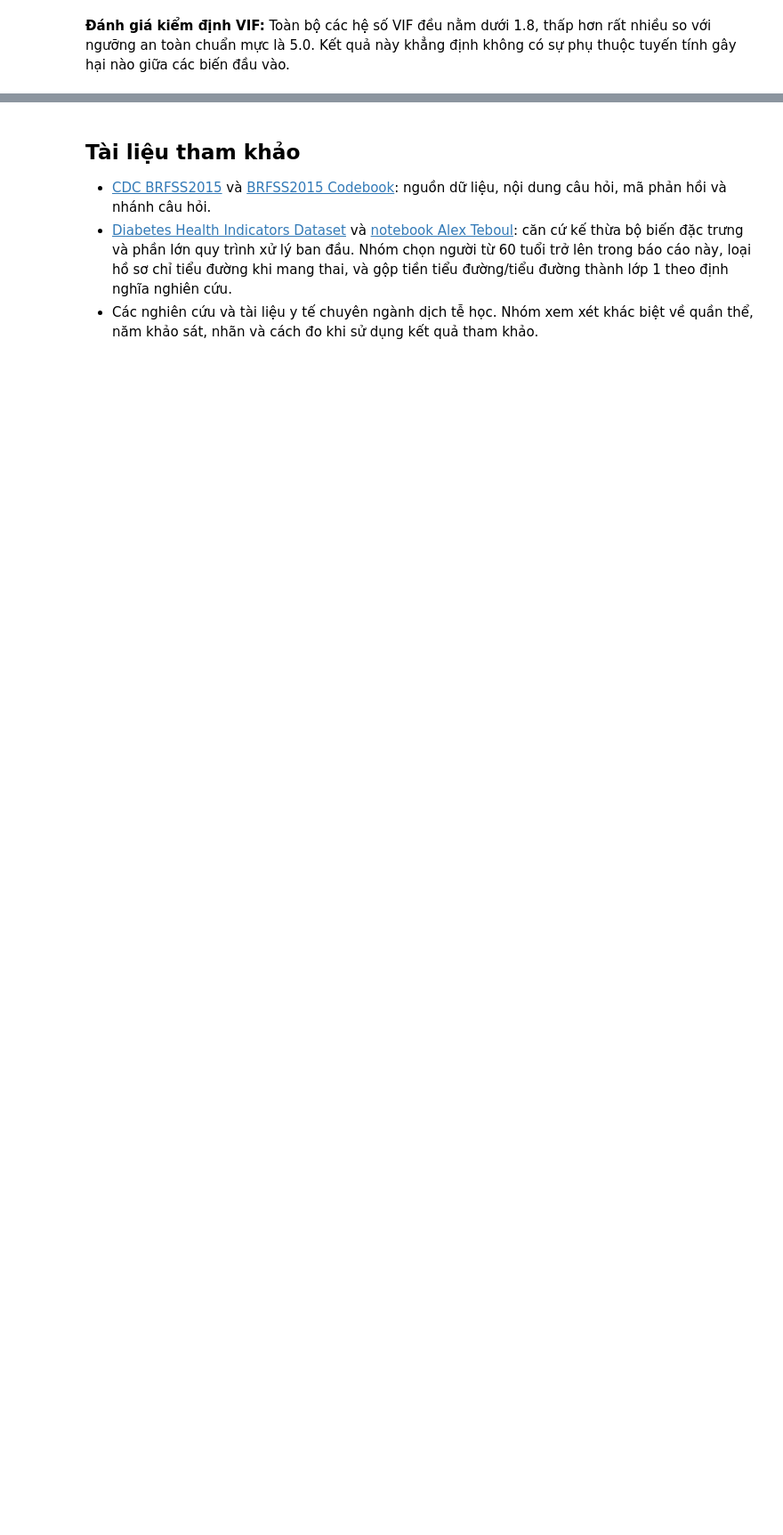
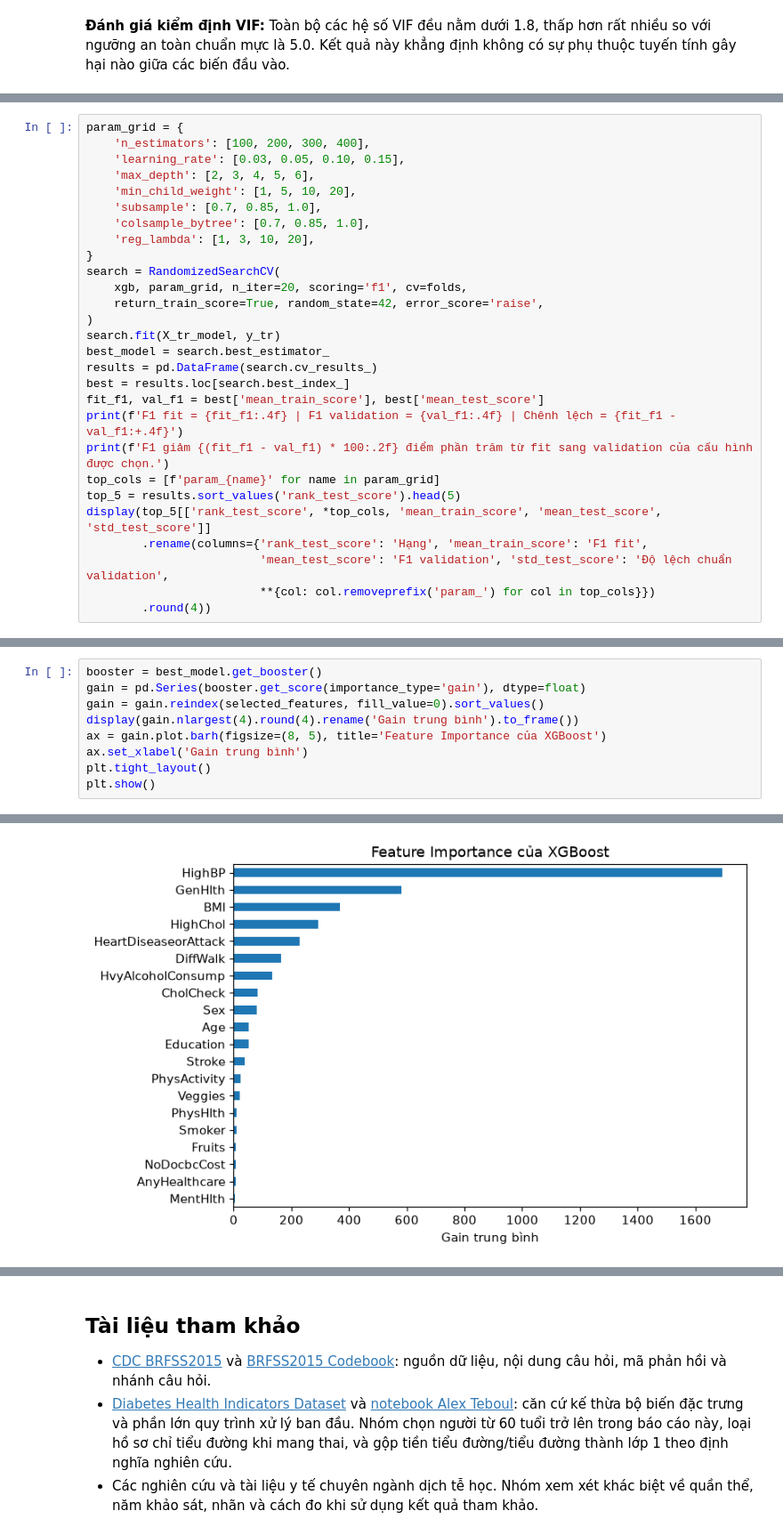
Before and after one commit to trancongdureal/ADY201m, a Jupyter notebook: Bao_cao_cuoi_ky_Nhom_6_v3 (1).ipynb, the cells around one changed output, grey strips where cells are left out. Shown at 89% size. Drawn from its saved outputs; the diff is of its cells as text; blank space fills up the shorter version.

```diff
--- a/Bao_cao_cuoi_ky_Nhom_6_v3 (1).ipynb
+++ b/Bao_cao_cuoi_ky_Nhom_6_v3 (1).ipynb
@@ -1683,0 +1355,28 @@ Nhóm chưa coi kết quả là bằng chứng chẩn đoán lâm sàng, dự b
+# %%
+param_grid = {
+    'n_estimators': [100, 200, 300, 400],
+    'learning_rate': [0.03, 0.05, 0.10, 0.15],
+    'max_depth': [2, 3, 4, 5, 6],
+    'min_child_weight': [1, 5, 10, 20],
+    'subsample': [0.7, 0.85, 1.0],
+    'colsample_bytree': [0.7, 0.85, 1.0],
+    'reg_lambda': [1, 3, 10, 20],
+}
+search = RandomizedSearchCV(
+    xgb, param_grid, n_iter=20, scoring='f1', cv=folds,
+    return_train_score=True, random_state=42, error_score='raise',
+)
+search.fit(X_tr_model, y_tr)
+best_model = search.best_estimator_
+results = pd.DataFrame(search.cv_results_)
+best = results.loc[search.best_index_]
+fit_f1, val_f1 = best['mean_train_score'], best['mean_test_score']
+print(f'F1 fit = {fit_f1:.4f} | F1 validation = {val_f1:.4f} | Chênh lệch = {fit_f1 - val_f1:+.4f}')
+print(f'F1 giảm {(fit_f1 - val_f1) * 100:.2f} điểm phần trăm từ fit sang validation của cấu hình được chọn.')
+top_cols = [f'param_{name}' for name in param_grid]
+top_5 = results.sort_values('rank_test_score').head(5)
+display(top_5[['rank_test_score', *top_cols, 'mean_train_score', 'mean_test_score', 'std_test_score']]
+        .rename(columns={'rank_test_score': 'Hạng', 'mean_train_score': 'F1 fit',
+                         'mean_test_score': 'F1 validation', 'std_test_score': 'Độ lệch chuẩn validation',
+                         **{col: col.removeprefix('param_') for col in top_cols}})
+        .round(4))
@@ -1683,0 +1495,10 @@ Nhóm chưa coi kết quả là bằng chứng chẩn đoán lâm sàng, dự b
+# %%
+booster = best_model.get_booster()
+gain = pd.Series(booster.get_score(importance_type='gain'), dtype=float)
+gain = gain.reindex(selected_features, fill_value=0).sort_values()
+display(gain.nlargest(4).round(4).rename('Gain trung bình').to_frame())
+ax = gain.plot.barh(figsize=(8, 5), title='Feature Importance của XGBoost')
+ax.set_xlabel('Gain trung bình')
+plt.tight_layout()
+plt.show()
+# %% [output]
@@ -1683,0 +1510 @@ Nhóm chưa coi kết quả là bằng chứng chẩn đoán lâm sàng, dự b
+[figure, added]
```
Also changed, not shown: parts of 48 cells of this notebook.
